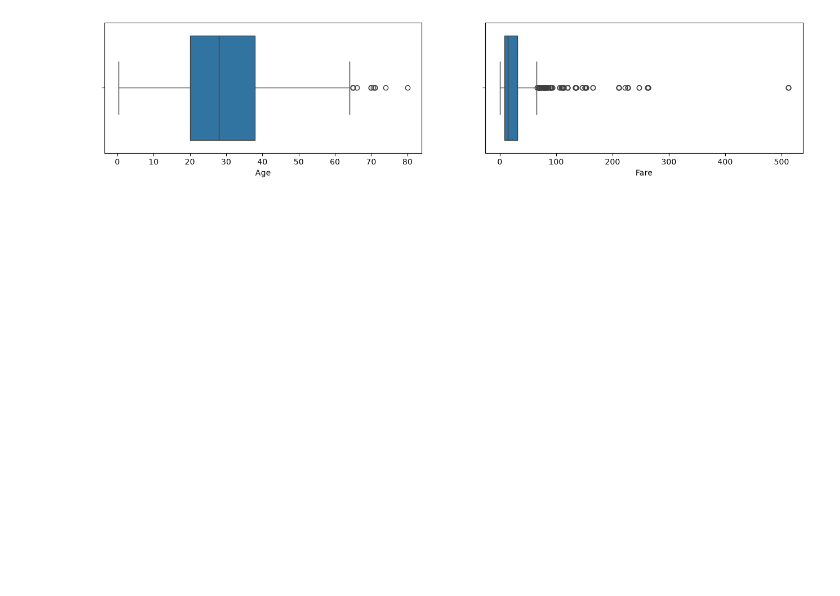
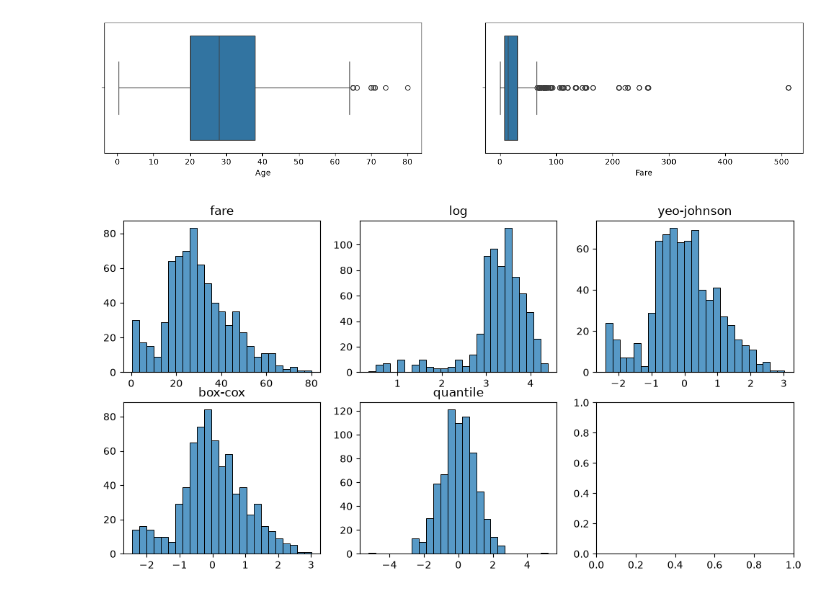
Before and after one commit to kh4beep/Titanic, a Jupyter notebook: draft.ipynb, the cells around one changed output. Saved outputs shown, nothing was run; the diff lists cells and outputs as text; code cells hidden in the pictures; blank space fills up the shorter version.

```diff
--- a/draft.ipynb
+++ b/draft.ipynb
@@ -173,0 +292,25 @@ plt.show()
+# %%
+fig, axes = plt.subplots(2, 3, figsize=(12, 6))
+
+ft = FunctionTransformer(np.log1p)
+yj = PowerTransformer(method='yeo-johnson')
+bc = PowerTransformer(method='box-cox')
+qt = QuantileTransformer(n_quantiles=100, output_distribution='normal', random_state=42)
+
+age_ft = ft.transform(df.Age)
+age_yj = yj.fit_transform(df[['Age']])
+age_bc = bc.fit_transform(df[['Age']])
+age_qt = qt.fit_transform(df[['Age']])
+
+sns.histplot(df.Age.values, ax=axes[0, 0], bins=25).set_title('fare')
+sns.histplot(age_ft.values, ax=axes[0, 1], bins=25).set_title('log')
+sns.histplot(age_yj[:, 0], ax=axes[0, 2], bins=25).set_title('yeo-johnson')
+sns.histplot(age_bc[:, 0], ax=axes[1, 0], bins=25).set_title('box-cox')
+sns.histplot(age_qt[:, 0], ax=axes[1, 1], bins=25).set_title('quantile')
+
+for row in axes:
+    for ax in row:
+        ax.set_ylabel('')
+plt.show()
+# %% [output]
+[figure, added]
```
Also changed, not shown: parts of 8 cells of this notebook, 9 other files.
